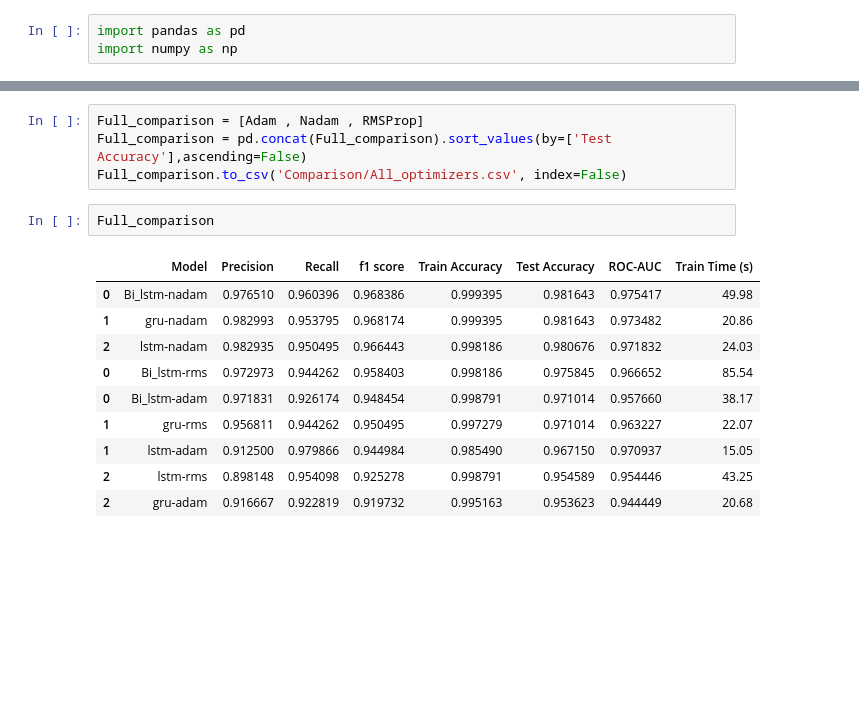
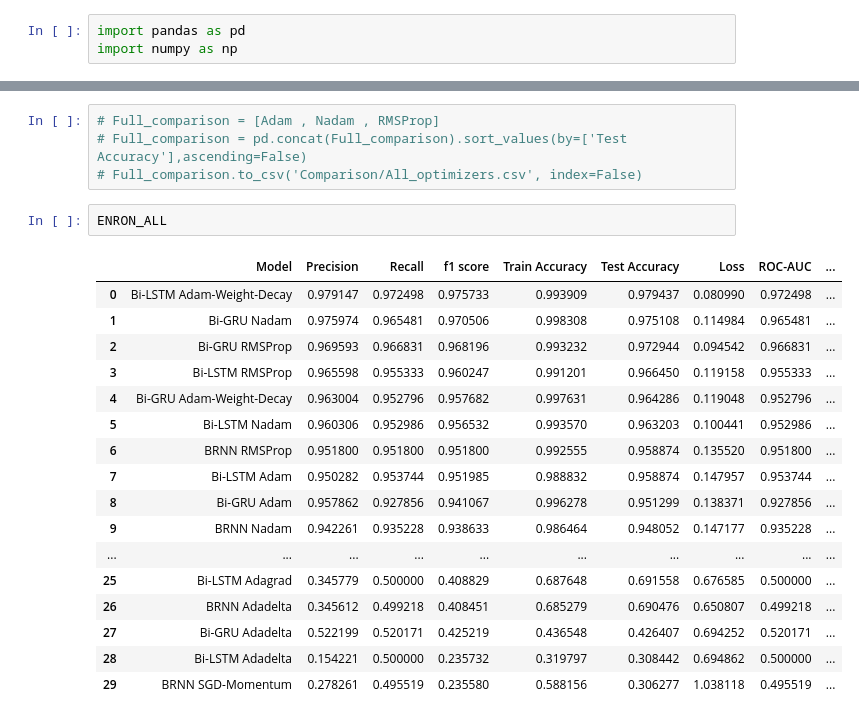
Before and after one commit to shahanHasan/BenchMark-Optimizers-in-Deep-learning-for-Email-Classification-, a Jupyter notebook: Comparison.ipynb, the cells around one changed output, grey strips where cells are left out. Cells and saved outputs as stored; diff of their text form; blank space fills up the shorter version.

Commit message:
Update comparison of Optimizers

```diff
--- a/Comparison.ipynb
+++ b/Comparison.ipynb
@@ -35,18 +94,25 @@ RMSProp
 # %%
-Full_comparison = [Adam , Nadam , RMSProp]
-Full_comparison = pd.concat(Full_comparison).sort_values(by=['Test Accuracy'],ascending=False)
-Full_comparison.to_csv('Comparison/All_optimizers.csv', index=False)
+# Full_comparison = [Adam , Nadam , RMSProp]
+# Full_comparison = pd.concat(Full_comparison).sort_values(by=['Test Accuracy'],ascending=False)
+# Full_comparison.to_csv('Comparison/All_optimizers.csv', index=False)
 # %%
-Full_comparison
+ENRON_ALL
 # %% [output]
-|  | Model | Precision | Recall | f1 score | Train Accuracy | Test Accuracy | ROC-AUC | Train Time (s) |
-| 0 | Bi_lstm-nadam | 0.976510 | 0.960396 | 0.968386 | 0.999395 | 0.981643 | 0.975417 | 49.98 |
-| 1 | gru-nadam | 0.982993 | 0.953795 | 0.968174 | 0.999395 | 0.981643 | 0.973482 | 20.86 |
-| 2 | lstm-nadam | 0.982935 | 0.950495 | 0.966443 | 0.998186 | 0.980676 | 0.971832 | 24.03 |
-| 0 | Bi_lstm-rms | 0.972973 | 0.944262 | 0.958403 | 0.998186 | 0.975845 | 0.966652 | 85.54 |
-| 0 | Bi_lstm-adam | 0.971831 | 0.926174 | 0.948454 | 0.998791 | 0.971014 | 0.957660 | 38.17 |
-| 1 | gru-rms | 0.956811 | 0.944262 | 0.950495 | 0.997279 | 0.971014 | 0.963227 | 22.07 |
-| 1 | lstm-adam | 0.912500 | 0.979866 | 0.944984 | 0.985490 | 0.967150 | 0.970937 | 15.05 |
-| 2 | lstm-rms | 0.898148 | 0.954098 | 0.925278 | 0.998791 | 0.954589 | 0.954446 | 43.25 |
-| 2 | gru-adam | 0.916667 | 0.922819 | 0.919732 | 0.995163 | 0.953623 | 0.944449 | 20.68 |
+|  | Model | Precision | Recall | f1 score | Train Accuracy | Test Accuracy | Loss | ROC-AUC | ... |
+| 0 | Bi-LSTM Adam-Weight-Decay | 0.979147 | 0.972498 | 0.975733 | 0.993909 | 0.979437 | 0.080990 | 0.972498 | ... |
+| 1 | Bi-GRU Nadam | 0.975974 | 0.965481 | 0.970506 | 0.998308 | 0.975108 | 0.114984 | 0.965481 | ... |
+| 2 | Bi-GRU RMSProp | 0.969593 | 0.966831 | 0.968196 | 0.993232 | 0.972944 | 0.094542 | 0.966831 | ... |
+| 3 | Bi-LSTM RMSProp | 0.965598 | 0.955333 | 0.960247 | 0.991201 | 0.966450 | 0.119158 | 0.955333 | ... |
+| 4 | Bi-GRU Adam-Weight-Decay | 0.963004 | 0.952796 | 0.957682 | 0.997631 | 0.964286 | 0.119048 | 0.952796 | ... |
+| 5 | Bi-LSTM Nadam | 0.960306 | 0.952986 | 0.956532 | 0.993570 | 0.963203 | 0.100441 | 0.952986 | ... |
+| 6 | BRNN RMSProp | 0.951800 | 0.951800 | 0.951800 | 0.992555 | 0.958874 | 0.135520 | 0.951800 | ... |
+| 7 | Bi-LSTM Adam | 0.950282 | 0.953744 | 0.951985 | 0.988832 | 0.958874 | 0.147957 | 0.953744 | ... |
+| 8 | Bi-GRU Adam | 0.957862 | 0.927856 | 0.941067 | 0.996278 | 0.951299 | 0.138371 | 0.927856 | ... |
+| 9 | BRNN Nadam | 0.942261 | 0.935228 | 0.938633 | 0.986464 | 0.948052 | 0.147177 | 0.935228 | ... |
+| ... | ... | ... | ... | ... | ... | ... | ... | ... | ... |
+| 25 | Bi-LSTM Adagrad | 0.345779 | 0.500000 | 0.408829 | 0.687648 | 0.691558 | 0.676585 | 0.500000 | ... |
+| 26 | BRNN Adadelta | 0.345612 | 0.499218 | 0.408451 | 0.685279 | 0.690476 | 0.650807 | 0.499218 | ... |
+| 27 | Bi-GRU Adadelta | 0.522199 | 0.520171 | 0.425219 | 0.436548 | 0.426407 | 0.694252 | 0.520171 | ... |
+| 28 | Bi-LSTM Adadelta | 0.154221 | 0.500000 | 0.235732 | 0.319797 | 0.308442 | 0.694862 | 0.500000 | ... |
+| 29 | BRNN SGD-Momentum | 0.278261 | 0.495519 | 0.235580 | 0.588156 | 0.306277 | 1.038118 | 0.495519 | ... |
 # %%
```
Also changed, not shown: parts of 23 cells of this notebook, 22 other files.
